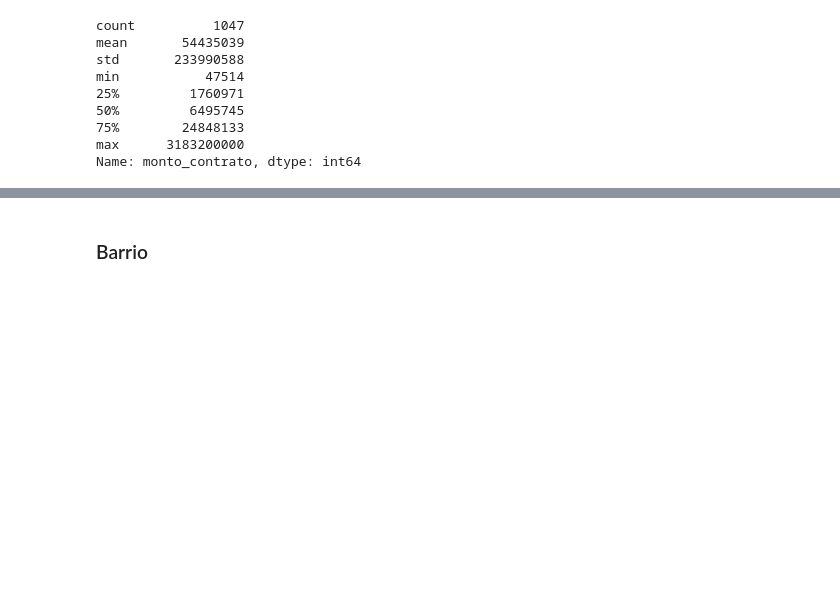
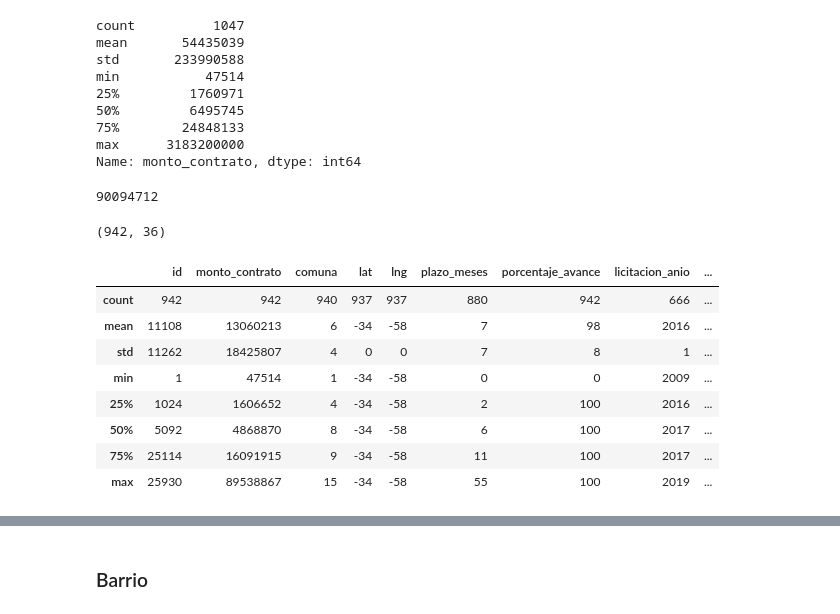
Before and after one commit to micatokashiki/Python-Project, a Jupyter notebook: Obras Públicas - Primera parte.ipynb, the cells around one changed output, grey strips where cells are left out. Saved outputs shown, nothing was run; the diff lists cells and outputs as text; code cells hidden in the pictures; blank space fills up the shorter version.

```diff
--- a/Obras Públicas - Primera parte.ipynb
+++ b/Obras Públicas - Primera parte.ipynb
@@ -198,3 +223,30 @@ min           47514
 75%        24848133
 max      3183200000
 Name: monto_contrato, dtype: int64
+# %%
+# Según entendí al tener un std mayor a la media hay un sesgo, deberíamos ver qué onda los outliers
+
+percentil_90 = obras_cleaned['monto_contrato'].quantile(0.9)
+# %%
+percentil_90.astype(int)
+# %% [output]
+90094712
+# %%
+obras_90 = obras_cleaned.loc[obras_cleaned['monto_contrato']<percentil_90]
+obras_outliers = obras_cleaned.loc[obras_cleaned['monto_contrato']>percentil_90]
+# %%
+obras_90.shape
+# %% [output]
+(942, 36)
+# %%
+obras_90.describe().astype('int64')
+# %% [output]
+|  | id | monto_contrato | comuna | lat | lng | plazo_meses | porcentaje_avance | licitacion_anio | ... |
+| count | 942 | 942 | 940 | 937 | 937 | 880 | 942 | 666 | ... |
+| mean | 11108 | 13060213 | 6 | -34 | -58 | 7 | 98 | 2016 | ... |
+| std | 11262 | 18425807 | 4 | 0 | 0 | 7 | 8 | 1 | ... |
+| min | 1 | 47514 | 1 | -34 | -58 | 0 | 0 | 2009 | ... |
+| 25% | 1024 | 1606652 | 4 | -34 | -58 | 2 | 100 | 2016 | ... |
+| 50% | 5092 | 4868870 | 8 | -34 | -58 | 6 | 100 | 2017 | ... |
+| 75% | 25114 | 16091915 | 9 | -34 | -58 | 11 | 100 | 2017 | ... |
+| max | 25930 | 89538867 | 15 | -34 | -58 | 55 | 100 | 2019 | ... |
```
Also changed, not shown: parts of 34 cells of this notebook.
